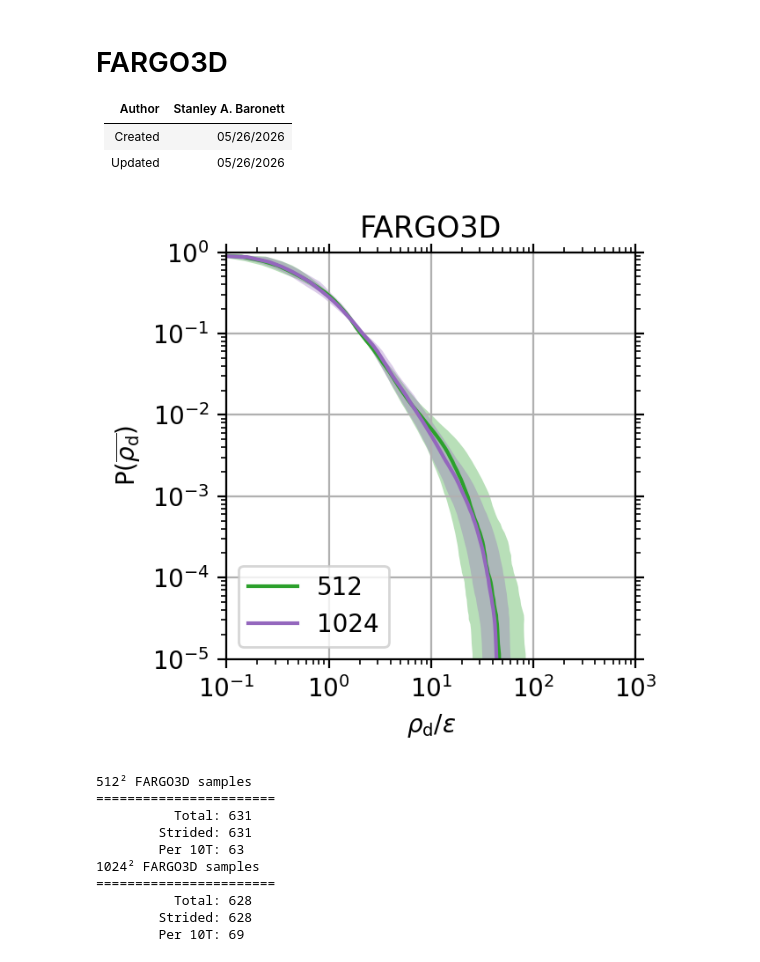
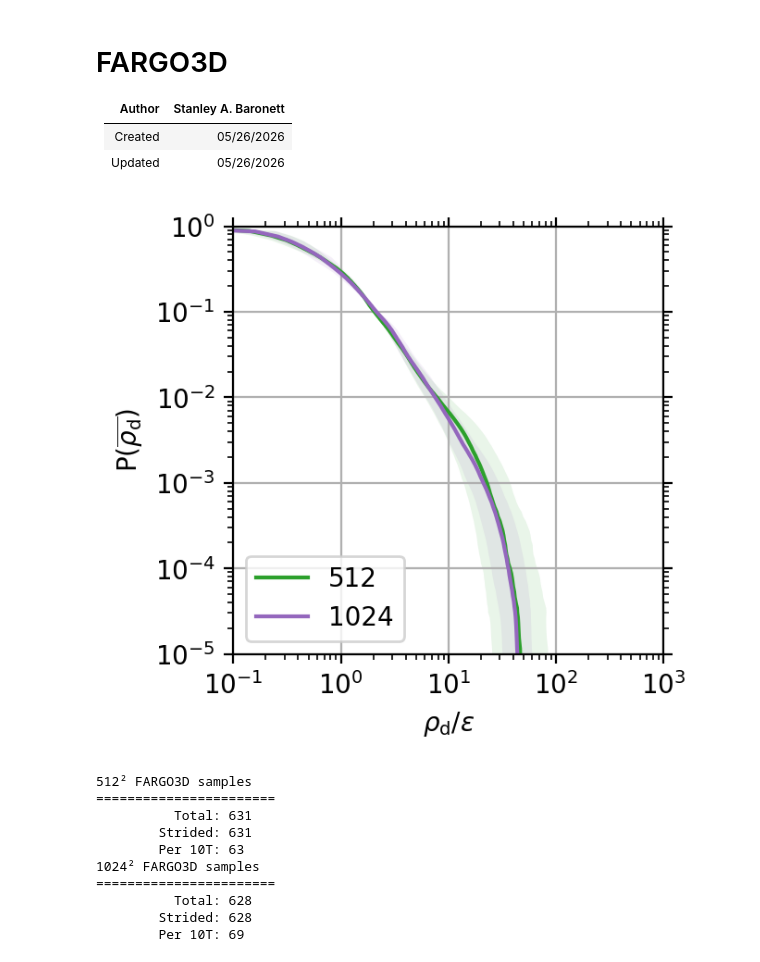
Before and after one commit to pfitsplus/sicc, a Jupyter notebook: unstratified/BA/notebooks/FARGO3D.ipynb, the cells around one changed output. Drawn from its saved outputs; the diff is of its cells as text; code cells hidden in the pictures.

```diff
--- a/unstratified/BA/notebooks/FARGO3D.ipynb
+++ b/unstratified/BA/notebooks/FARGO3D.ipynb
@@ -60,38 +60,38 @@ for res in reses:
                 rhods.append(sort)
             rhods = np.asarray(rhods)
             avgs = np.average(rhods, axis=0)
             cdf = np.linspace(1, 0, avgs.size, endpoint=False)
             log = np.log(np.clip(rhods, 1e-45, None))
             std_log = np.std(log, axis=0)
             stds = np.clip(np.exp(std_log), None, 3)
             cdf = np.take_along_axis(cdf, indices, 0)
             avgs = np.take_along_axis(avgs, indices, 0)
             stds = np.take_along_axis(stds, indices, 0)
             if res == 512:
                 ax.plot(avgs/epsilon, cdf, color='tab:green',
                         ls=value['ls'], label='512')
                 ax.fill_betweenx(cdf, avgs/stds/epsilon, avgs*stds/epsilon,
-                                 alpha=1/3, color='tab:green', ec=None)
+                                 alpha=0.1, color='tab:green', ec=None)
             else:
                 ax.plot(avgs/epsilon, cdf, color='tab:purple', label='1024')
                 ax.fill_betweenx(cdf, avgs/stds/epsilon, avgs*stds/epsilon,
-                                 alpha=0.33, color='tab:purple', ec=None)
+                                 alpha=0.1, color='tab:purple', ec=None)
 #===============================================================================
 
 # Format plots
 ax.grid()
 ax.legend(loc='lower left')
 ax.minorticks_on()
 ax.set(xscale='log', yscale='log')
 ax.tick_params(axis='both', which='both', top=True, right=True)
-ax.set(title='FARGO3D', xlim=(0.1, 1e3), xlabel=r'$\rho_\mathrm{d}/\epsilon$',
+ax.set(xlim=(0.1, 1e3), xlabel=r'$\rho_\mathrm{d}/\epsilon$',
        ylim=(1e-5, 1), ylabel=r'P$(\overline{\rho_\mathrm{d}})$')
 fig.subplots_adjust(hspace=0)
-plt.savefig(f'figs/CDF-FARGO3D.svg', bbox_inches='tight',
+plt.savefig(f'figs/FARGO3D-CDF.svg', bbox_inches='tight',
             pad_inches=0.01)
 #===============================================================================
 # %% [output]
-[figure, old version]
+[figure, new version]
 # %%
 #===============================================================================
 def print_samples(res, code, t, step, dt, window):
```
Also changed, not shown: parts of 2 cells of this notebook.
